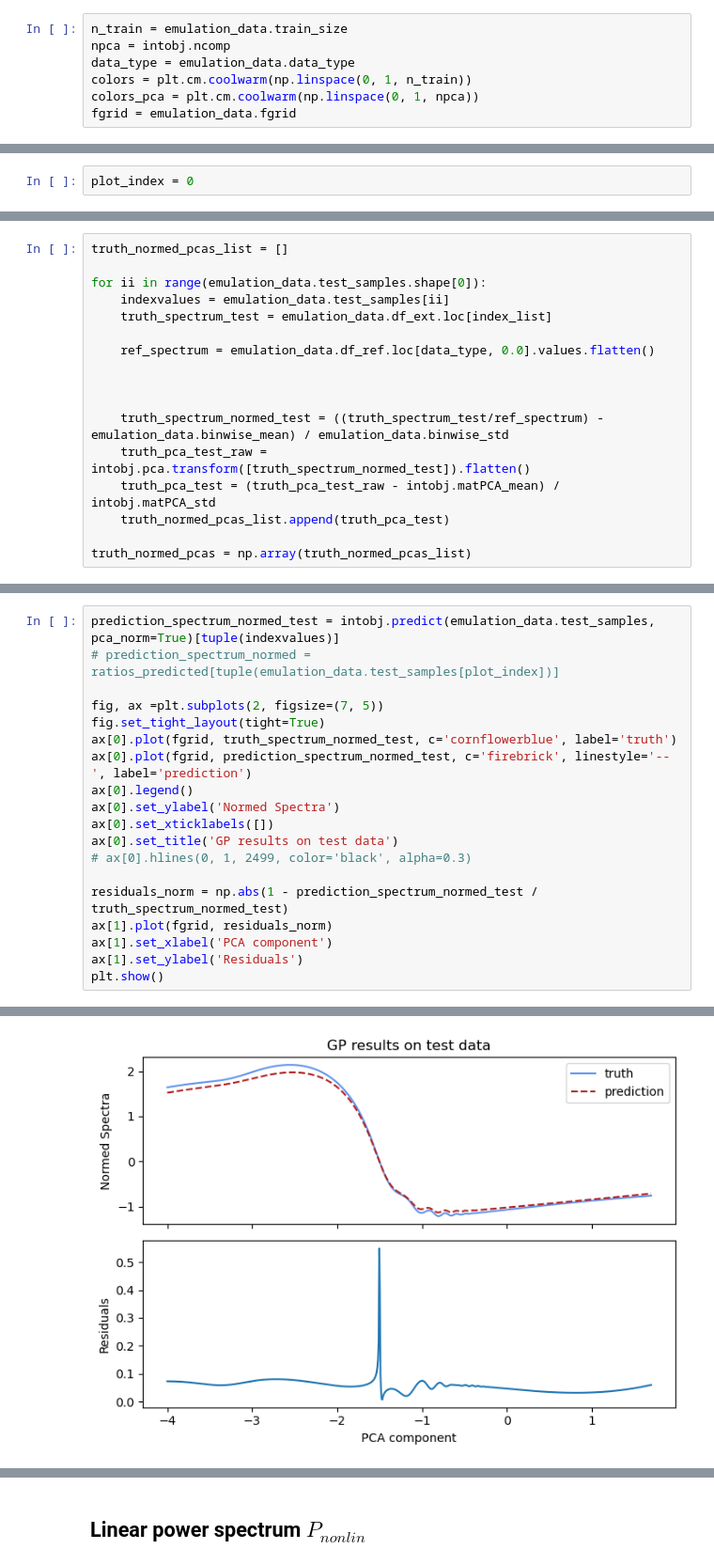
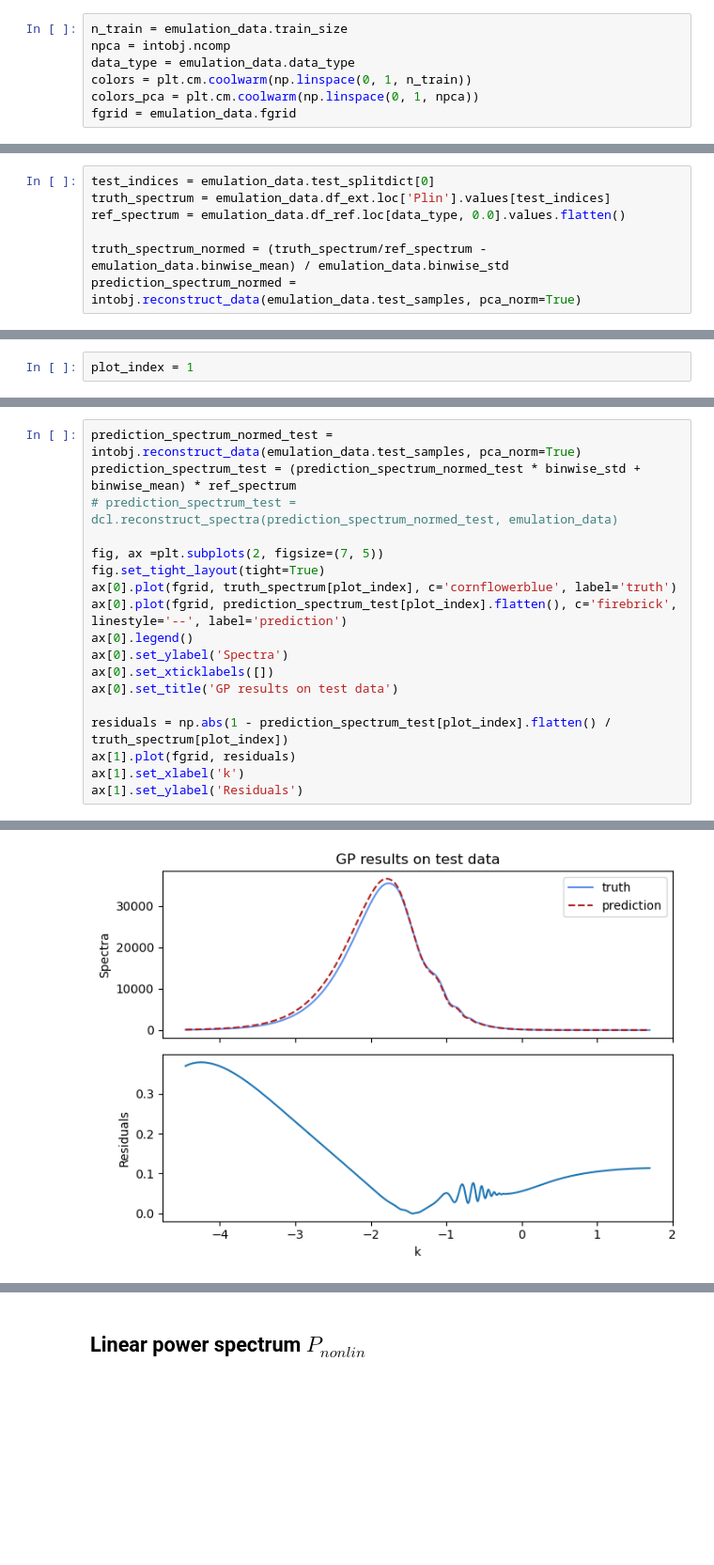
Before and after one commit to santiagocasas/looti, a Jupyter notebook: notebooks/test_performance.ipynb, the cells around one changed output, grey strips where cells are left out. Shown at 94% size. Saved outputs shown, nothing was run; the diff lists cells and outputs as text; blank space fills up the shorter version.

```diff
--- a/notebooks/test_performance.ipynb
+++ b/notebooks/test_performance.ipynb
@@ -103,0 +79,7 @@ Text(0, 0.5, 'Normed Input Values')
+# %%
+test_indices = emulation_data.test_splitdict[0]
+truth_spectrum = emulation_data.df_ext.loc['Plin'].values[test_indices]
+ref_spectrum = emulation_data.df_ref.loc[data_type, 0.0].values.flatten()
+
+truth_spectrum_normed = (truth_spectrum/ref_spectrum - emulation_data.binwise_mean) / emulation_data.binwise_std
+prediction_spectrum_normed = intobj.reconstruct_data(emulation_data.test_samples, pca_norm=True)
@@ -104,2 +135,2 @@ Text(0, 0.5, 'Normed Input Values')
 # %%
-plot_index = 0
+plot_index = 1
@@ -142,17 +136,0 @@ prediction_pca_test, std_pca_test = intobj.gp_regressor.predict(xtest, return_st
-# %%
-truth_normed_pcas_list = []
-
-for ii in range(emulation_data.test_samples.shape[0]):
-    indexvalues = emulation_data.test_samples[ii]
-    truth_spectrum_test = emulation_data.df_ext.loc[index_list]
-
-    ref_spectrum = emulation_data.df_ref.loc[data_type, 0.0].values.flatten()
-
-
-
-    truth_spectrum_normed_test = ((truth_spectrum_test/ref_spectrum) - emulation_data.binwise_mean) / emulation_data.binwise_std
-    truth_pca_test_raw = intobj.pca.transform([truth_spectrum_normed_test]).flatten()
-    truth_pca_test = (truth_pca_test_raw - intobj.matPCA_mean) / intobj.matPCA_std
-    truth_normed_pcas_list.append(truth_pca_test)
-
-truth_normed_pcas = np.array(truth_normed_pcas_list)
@@ -221,20 +159,19 @@ ax[1].grid()
 # %%
-prediction_spectrum_normed_test = intobj.predict(emulation_data.test_samples, pca_norm=True)[tuple(indexvalues)]
-# prediction_spectrum_normed = ratios_predicted[tuple(emulation_data.test_samples[plot_index])]
+prediction_spectrum_normed_test = intobj.reconstruct_data(emulation_data.test_samples, pca_norm=True)
+prediction_spectrum_test = (prediction_spectrum_normed_test * binwise_std + binwise_mean) * ref_spectrum
+# prediction_spectrum_test = dcl.reconstruct_spectra(prediction_spectrum_normed_test, emulation_data)
 
 fig, ax =plt.subplots(2, figsize=(7, 5))
 fig.set_tight_layout(tight=True)
-ax[0].plot(fgrid, truth_spectrum_normed_test, c='cornflowerblue', label='truth')
-ax[0].plot(fgrid, prediction_spectrum_normed_test, c='firebrick', linestyle='--', label='prediction')
+ax[0].plot(fgrid, truth_spectrum[plot_index], c='cornflowerblue', label='truth')
+ax[0].plot(fgrid, prediction_spectrum_test[plot_index].flatten(), c='firebrick', linestyle='--', label='prediction')
 ax[0].legend()
-ax[0].set_ylabel('Normed Spectra')
+ax[0].set_ylabel('Spectra')
 ax[0].set_xticklabels([])
 ax[0].set_title('GP results on test data')
-# ax[0].hlines(0, 1, 2499, color='black', alpha=0.3)
 
-residuals_norm = np.abs(1 - prediction_spectrum_normed_test / truth_spectrum_normed_test)
-ax[1].plot(fgrid, residuals_norm)
-ax[1].set_xlabel('PCA component')
+residuals = np.abs(1 - prediction_spectrum_test[plot_index].flatten() / truth_spectrum[plot_index])
+ax[1].plot(fgrid, residuals)
+ax[1].set_xlabel('k')
 ax[1].set_ylabel('Residuals')
-plt.show()
 # %% [output]
@@ -241 +179 @@ plt.show()
-[figure, old version]
+[figure, new version]
```
Also changed, not shown: parts of 33 cells of this notebook, 14 other files.
